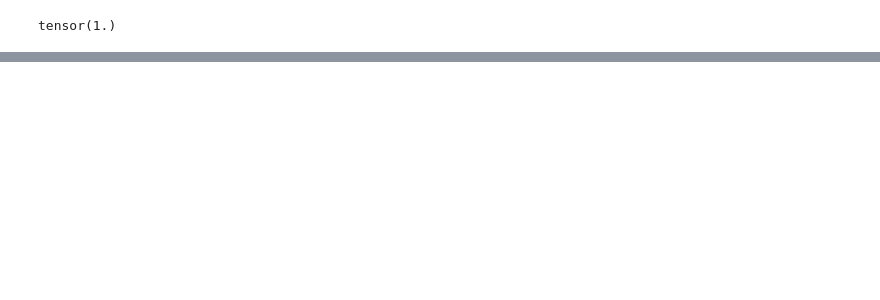
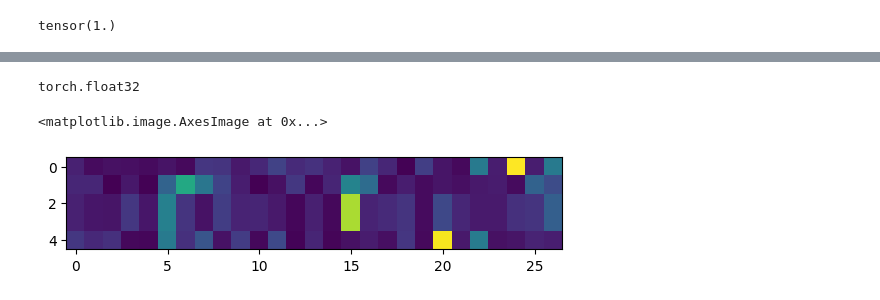
Before and after one commit to dCaples/gptfromscratch, a Jupyter notebook: makemore.ipynb, the cells around one changed output, grey strips where cells are left out. Saved outputs shown, nothing was run; the diff lists cells and outputs as text; code cells hidden in the pictures; blank space fills up the shorter version.

```diff
--- a/makemore.ipynb
+++ b/makemore.ipynb
@@ -183,0 +254,18 @@ anata
+# %%
+xenc.dtype
+# %% [output]
+torch.float32
+# %%
+W = torch.randn(27, 27) # nn with 27 inputs and 27 outputs for each paralell instance
+
+logits = xenc @ W
+counts = logits.exp()
+probs = counts / counts.sum(1, keepdim=True) # normalize rows to sum to 1
+# %%
+plt.imshow(probs)
+# how likely is each character to be the next character
+# row: one for each character we are trying to predict
+# row contains the probability of each character being the next character
+# %% [output]
+<matplotlib.image.AxesImage at 0x...>
+[figure, added]
```
Also changed, not shown: parts of 32 cells of this notebook.
